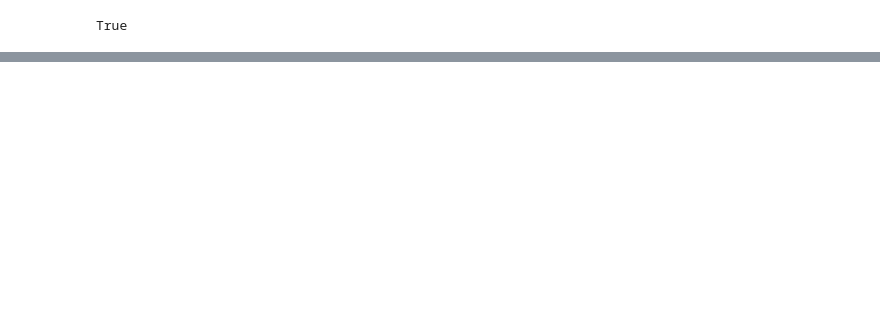
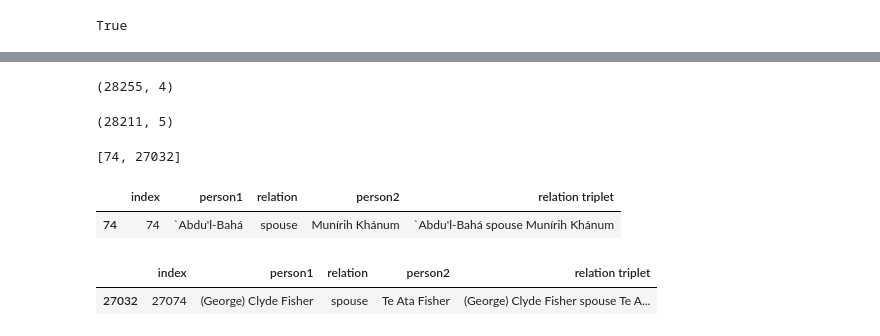
Before and after one commit to kotiyalanurag/EXPLAINABLE-AI, a Jupyter notebook: Data Cleaner.ipynb, the cells around one changed output, grey strips where cells are left out. Saved outputs shown, nothing was run; the diff lists cells and outputs as text; code cells hidden in the pictures; blank space fills up the shorter version.

```diff
--- a/Data Cleaner.ipynb
+++ b/Data Cleaner.ipynb
@@ -563,0 +543,10 @@ df
+# %%
+spouse_data.shape
+# %% [output]
+(28255, 4)
+# %%
+spouse_data = drop_rows(spouse_data, idx)
+# %%
+spouse_data.shape
+# %% [output]
+(28211, 5)
@@ -563,0 +555,14 @@ df
+# %%
+idx
+# %% [output]
+[74, 27032]
+# %%
+spouse_data.iloc[[74]]
+# %% [output]
+|  | index | person1 | relation | person2 | relation triplet |
+| 74 | 74 | `Abdu'l-Bahá | spouse | Munírih Khánum | `Abdu'l-Bahá spouse Munírih Khánum |
+# %%
+spouse_data.iloc[[27032]]
+# %% [output]
+|  | index | person1 | relation | person2 | relation triplet |
+| 27032 | 27074 | (George) Clyde Fisher | spouse | Te Ata Fisher | (George) Clyde Fisher spouse Te A... |
```
Also changed, not shown: parts of 77 cells of this notebook.
